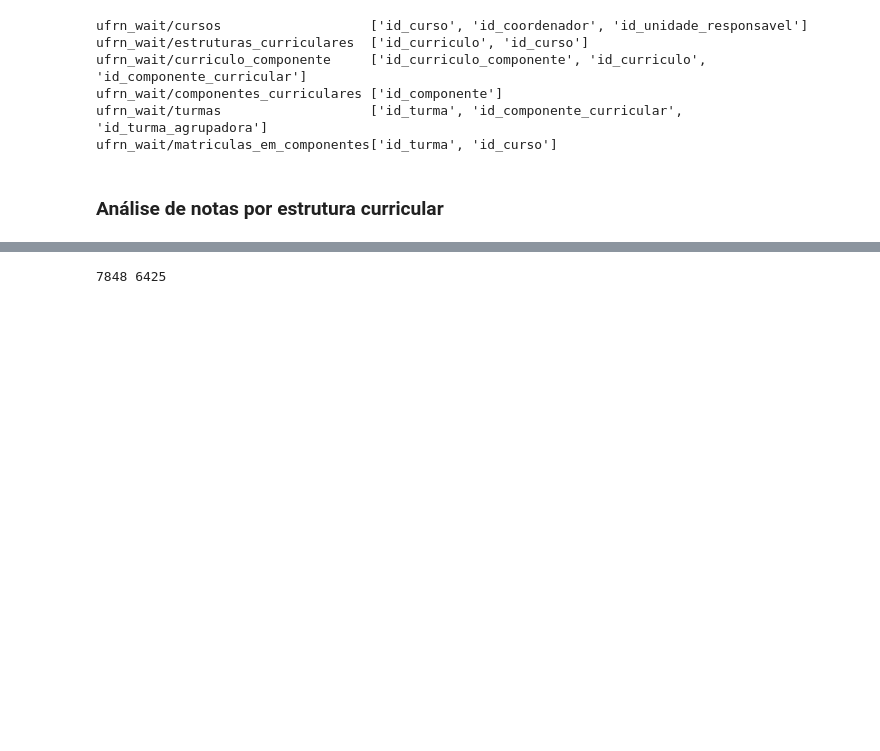
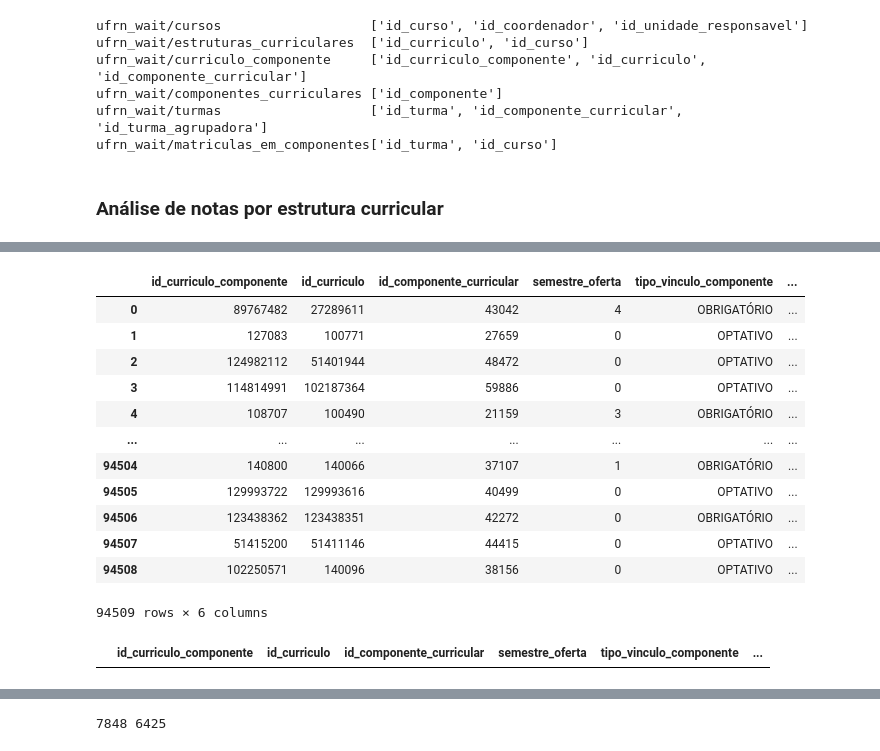
Before and after one commit to josegoisgit/dadosbook, a Jupyter notebook: aac_transform.ipynb, the cells around one changed output, grey strips where cells are left out. Drawn from its saved outputs; the diff is of its cells as text; code cells hidden in the pictures; blank space fills up the shorter version.

```diff
--- a/aac_transform.ipynb
+++ b/aac_transform.ipynb
@@ -38,0 +159,16 @@ matriculas_componentes   = dc_join.dict['ufrn_wait/matriculas_em_componentes']['
+# %%
+ect_ec.id_curriculo
+# %% [output]
+|  | id_curriculo_componente | id_curriculo | id_componente_curricular | semestre_oferta | tipo_vinculo_componente | ... |
+| 0 | 89767482 | 27289611 | 43042 | 4 | OBRIGATÓRIO | ... |
+| 1 | 127083 | 100771 | 27659 | 0 | OPTATIVO | ... |
+| 2 | 124982112 | 51401944 | 48472 | 0 | OPTATIVO | ... |
+| 3 | 114814991 | 102187364 | 59886 | 0 | OPTATIVO | ... |
+| 4 | 108707 | 100490 | 21159 | 3 | OBRIGATÓRIO | ... |
+| ... | ... | ... | ... | ... | ... | ... |
+| 94504 | 140800 | 140066 | 37107 | 1 | OBRIGATÓRIO | ... |
+| 94505 | 129993722 | 129993616 | 40499 | 0 | OPTATIVO | ... |
+| 94506 | 123438362 | 123438351 | 42272 | 0 | OBRIGATÓRIO | ... |
+| 94507 | 51415200 | 51411146 | 44415 | 0 | OPTATIVO | ... |
+| 94508 | 102250571 | 140096 | 38156 | 0 | OPTATIVO | ... |
+94509 rows × 6 columns
@@ -39,3 +177,7 @@ matriculas_componentes   = dc_join.dict['ufrn_wait/matriculas_em_componentes']['
+# %%
+ect_cc
+# %% [output]
+|  | id_curriculo_componente | id_curriculo | id_componente_curricular | semestre_oferta | tipo_vinculo_componente | ... |
 # %%
 ect_ec = pd.DataFrame([ec for ec in estruturas_curriculares.iloc if 'CIÊNCIAS E TECNOLOGIA' in ec.nome_curso])
 # %%
```
Also changed, not shown: parts of 22 cells of this notebook.
